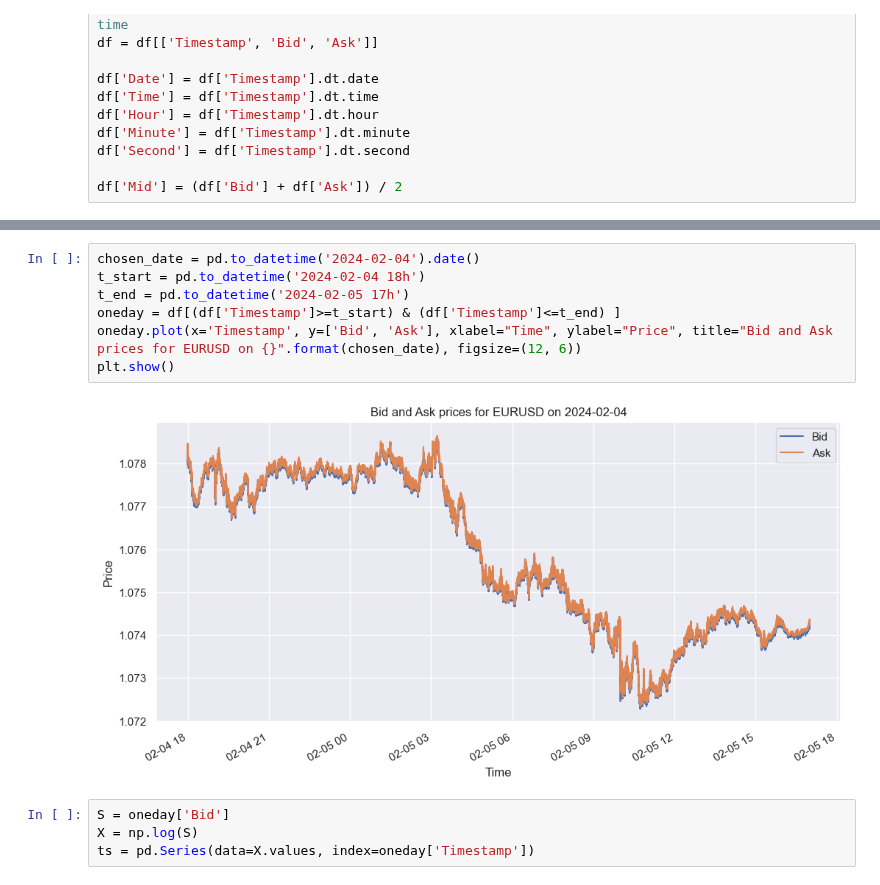
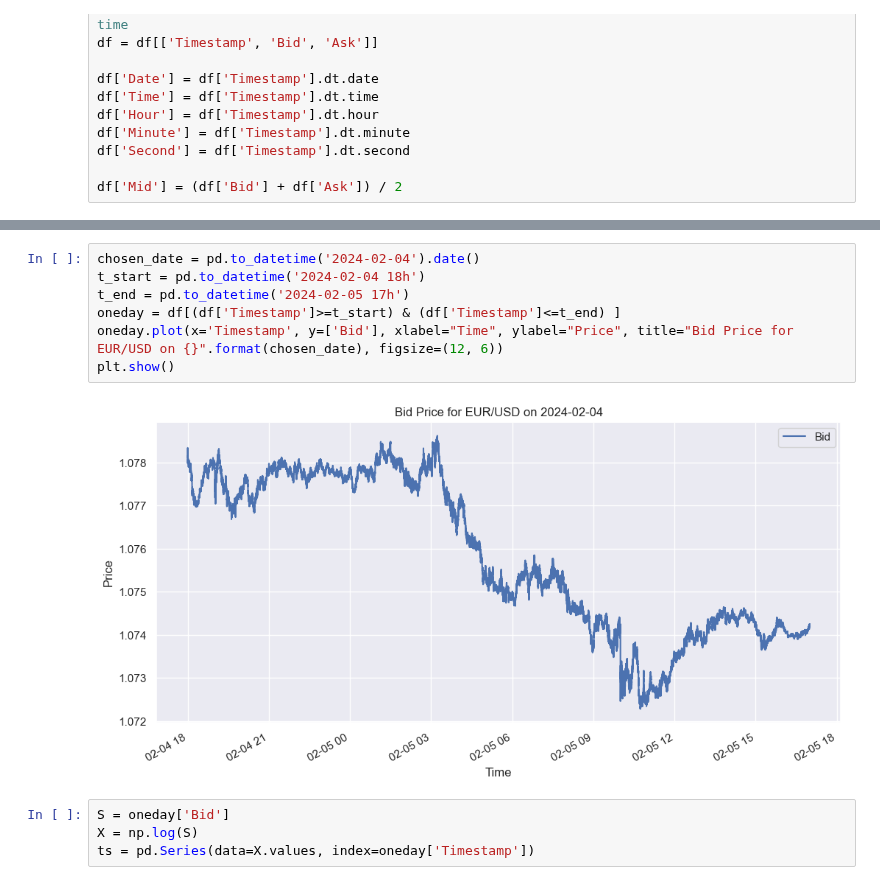
Before and after one commit to gaetanX21/hf-volatility, a Jupyter notebook: src/notebooks/clean/FX/EURUSD.ipynb, the cells around one changed output, grey strips where cells are left out. Saved outputs shown, nothing was run; the diff lists cells and outputs as text.

```diff
--- a/src/notebooks/clean/FX/EURUSD.ipynb
+++ b/src/notebooks/clean/FX/EURUSD.ipynb
@@ -43,12 +27,12 @@ oneday
 # %%
 chosen_date = pd.to_datetime('2024-02-04').date()
 t_start = pd.to_datetime('2024-02-04 18h')
 t_end = pd.to_datetime('2024-02-05 17h')
 oneday = df[(df['Timestamp']>=t_start) & (df['Timestamp']<=t_end) ]
-oneday.plot(x='Timestamp', y=['Bid', 'Ask'], xlabel="Time", ylabel="Price", title="Bid and Ask prices for EURUSD on {}".format(chosen_date), figsize=(12, 6))
+oneday.plot(x='Timestamp', y=['Bid'], xlabel="Time", ylabel="Price", title="Bid Price for EUR/USD on {}".format(chosen_date), figsize=(12, 6))
 plt.show()
 # %% [output]
-[figure, old version]
+[figure, new version]
 # %%
 S = oneday['Bid']
 X = np.log(S)
```
Also changed, not shown: parts of 1 cell of this notebook, 4 other files.
